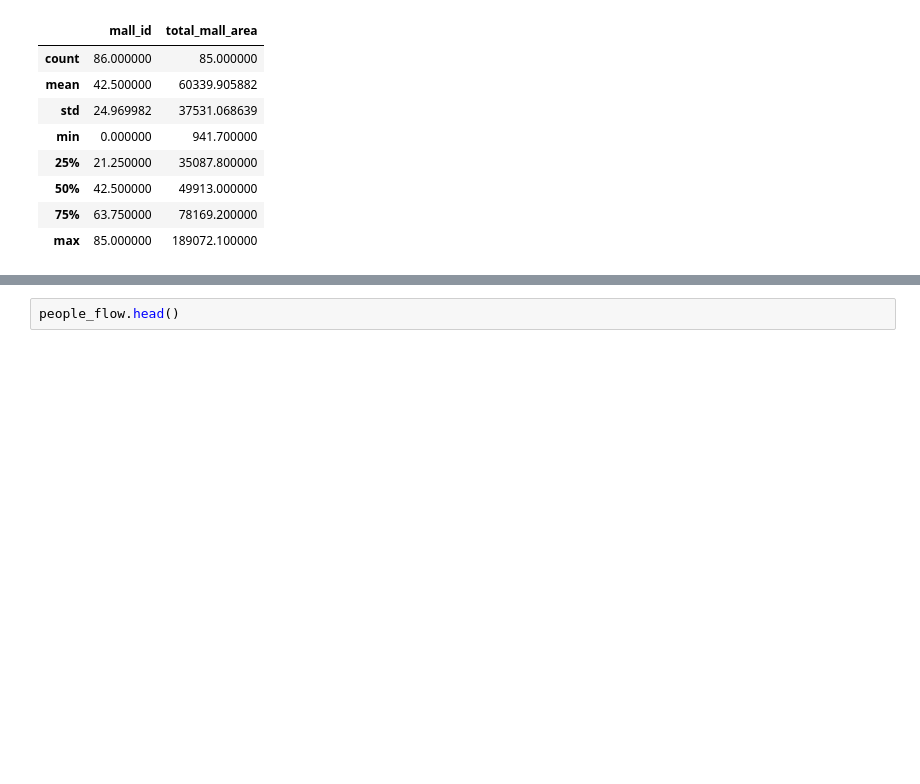
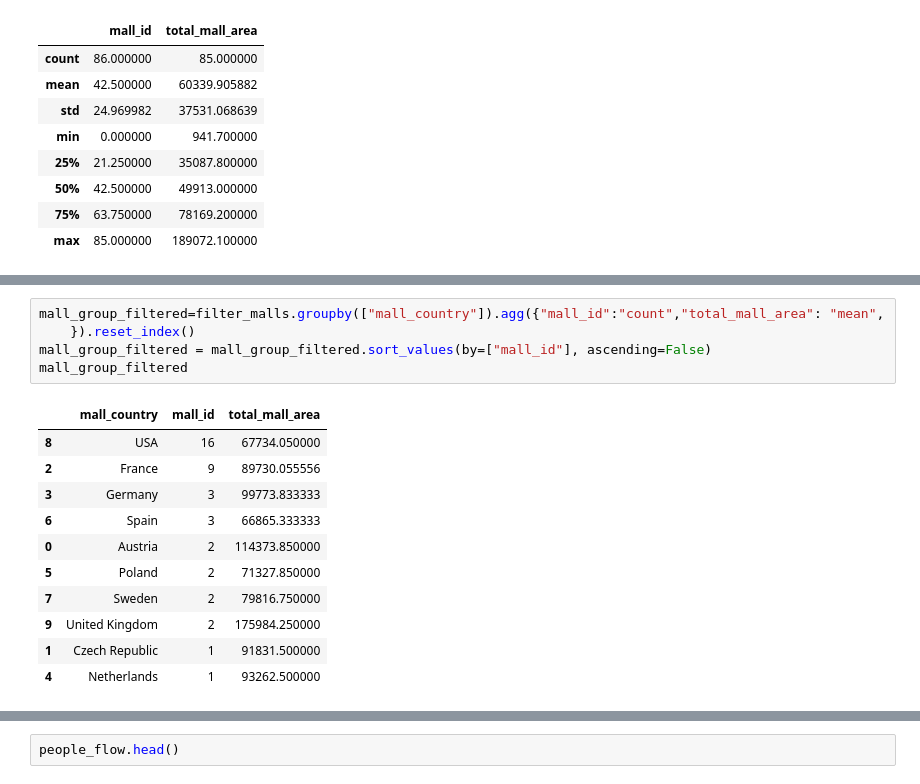
Before and after one commit to JokyHub/Data-Challenge-URW-HEC, a Jupyter notebook: notebook-rong.ipynb, the cells around one changed output, grey strips where cells are left out. Drawn from its saved outputs; the diff is of its cells as text; blank space fills up the shorter version.

```diff
--- a/notebook-rong.ipynb
+++ b/notebook-rong.ipynb
@@ -283,0 +318,17 @@ mall_group=mall.groupby()
+# %%
+mall_group_filtered=filter_malls.groupby(["mall_country"]).agg({"mall_id":"count","total_mall_area": "mean",
+    }).reset_index()
+mall_group_filtered = mall_group_filtered.sort_values(by=["mall_id"], ascending=False)
+mall_group_filtered
+# %% [output]
+|  | mall_country | mall_id | total_mall_area |
+| 8 | USA | 16 | 67734.050000 |
+| 2 | France | 9 | 89730.055556 |
+| 3 | Germany | 3 | 99773.833333 |
+| 6 | Spain | 3 | 66865.333333 |
+| 0 | Austria | 2 | 114373.850000 |
+| 5 | Poland | 2 | 71327.850000 |
+| 7 | Sweden | 2 | 79816.750000 |
+| 9 | United Kingdom | 2 | 175984.250000 |
+| 1 | Czech Republic | 1 | 91831.500000 |
+| 4 | Netherlands | 1 | 93262.500000 |
```
Also changed, not shown: parts of 10 cells of this notebook.
